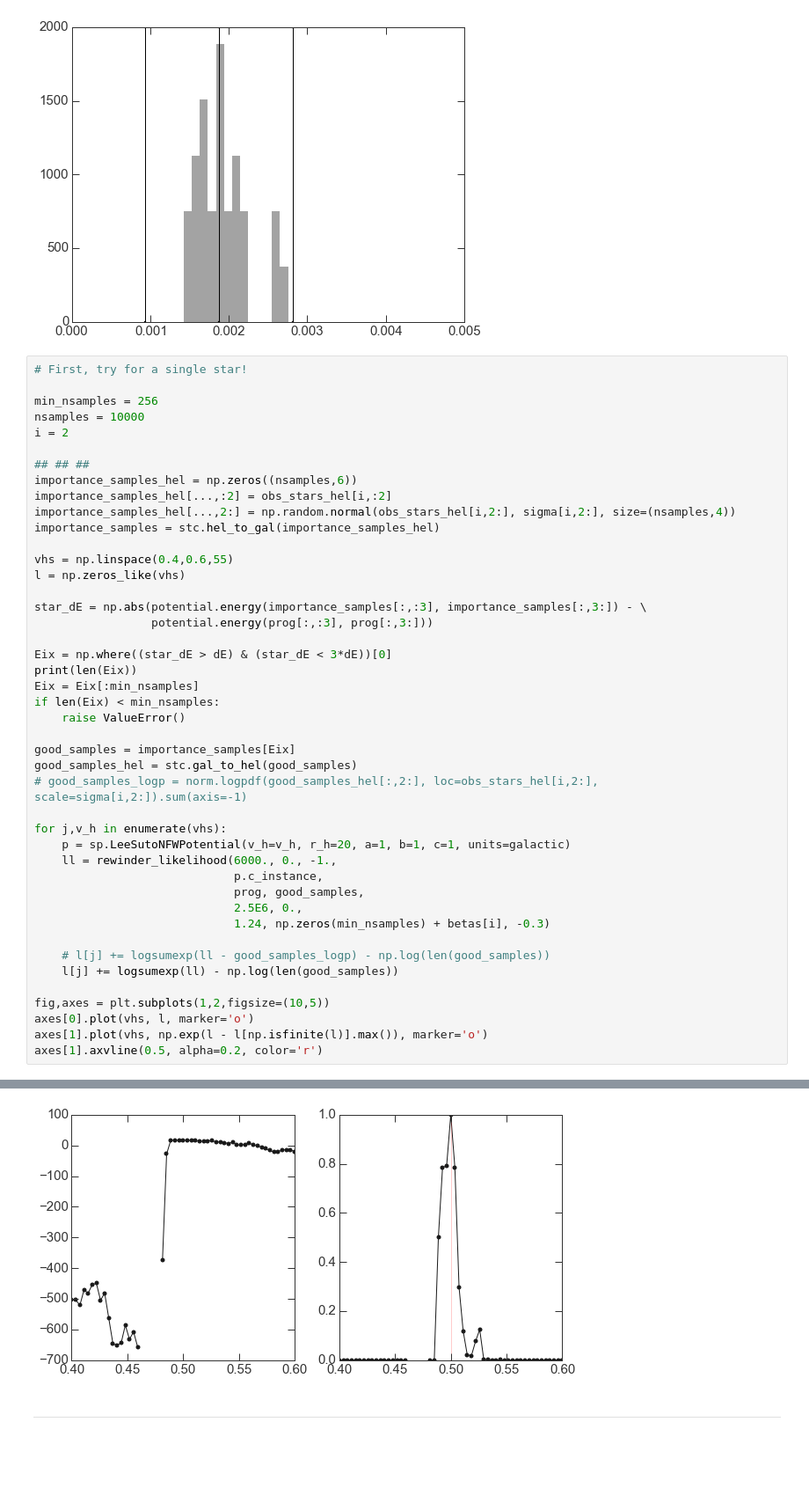
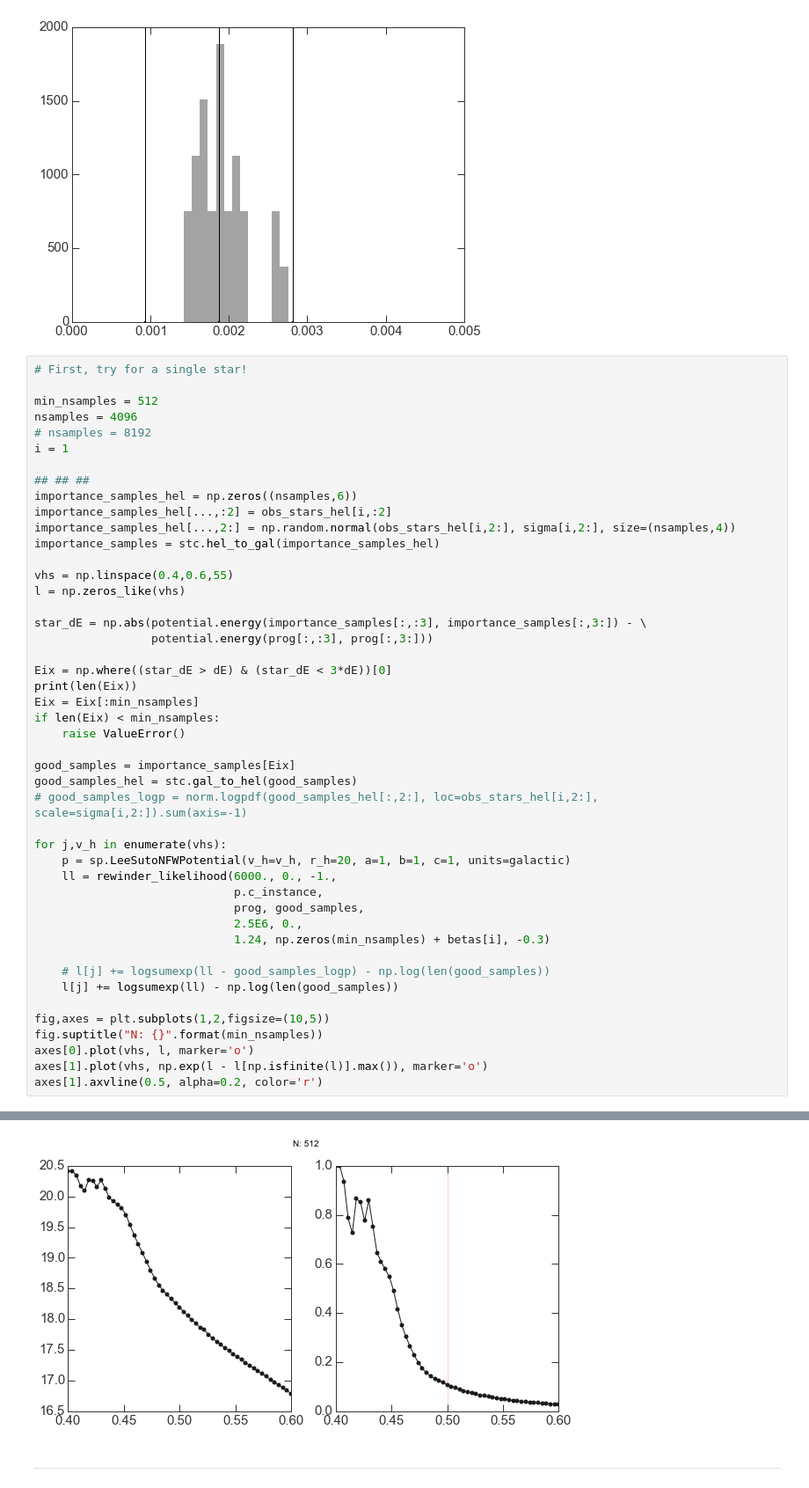
Before and after one commit to adrn/streams, a Jupyter notebook: notebooks/Restrict to energy scale.ipynb, the cells around one changed output, grey strips where cells are left out. Shown at 88% size. Drawn from its saved outputs; the diff is of its cells as text; blank space fills up the shorter version.

```diff
--- a/notebooks/Restrict to energy scale.ipynb
+++ b/notebooks/Restrict to energy scale.ipynb
@@ -280,9 +280,10 @@ plt.axvline(2*dE - dE)
 # %%
 # First, try for a single star!
 
-min_nsamples = 256
-nsamples = 10000
-i = 2
+min_nsamples = 512
+nsamples = 4096
+# nsamples = 8192
+i = 1
 
 ## ## ##
 importance_samples_hel = np.zeros((nsamples,6))
@@ -318,6 +319,7 @@ for j,v_h in enumerate(vhs):
     l[j] += logsumexp(ll) - np.log(len(good_samples))
 
 fig,axes = plt.subplots(1,2,figsize=(10,5))
+fig.suptitle("N: {}".format(min_nsamples))
 axes[0].plot(vhs, l, marker='o')
 axes[1].plot(vhs, np.exp(l - l[np.isfinite(l)].max()), marker='o')
 axes[1].axvline(0.5, alpha=0.2, color='r')
@@ -326,5 +328,5 @@ axes[1].axvline(0.5, alpha=0.2, color='r')
 <matplotlib.lines.Line2D at 0x...>
-[figure, old version]
+[figure, new version]
 # %% [markdown]
 ---
 # %%
```
Also changed, not shown: parts of 4 cells of this notebook.
